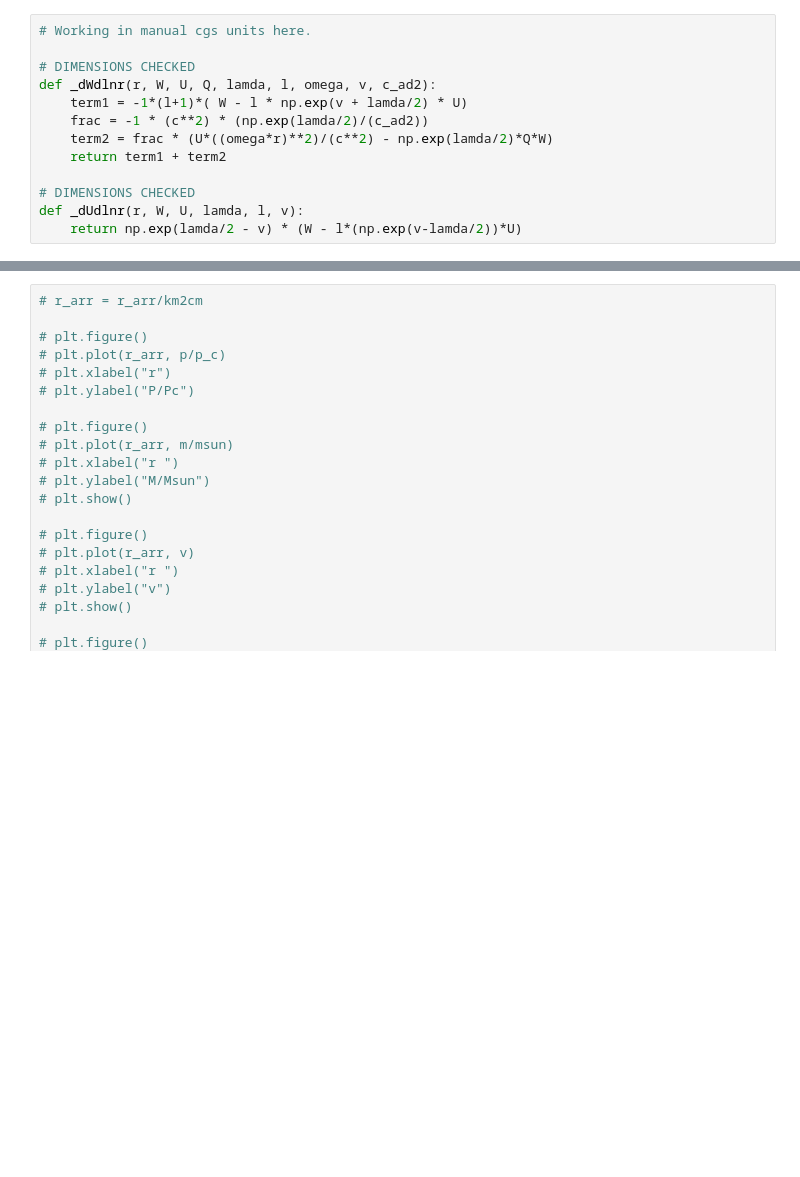
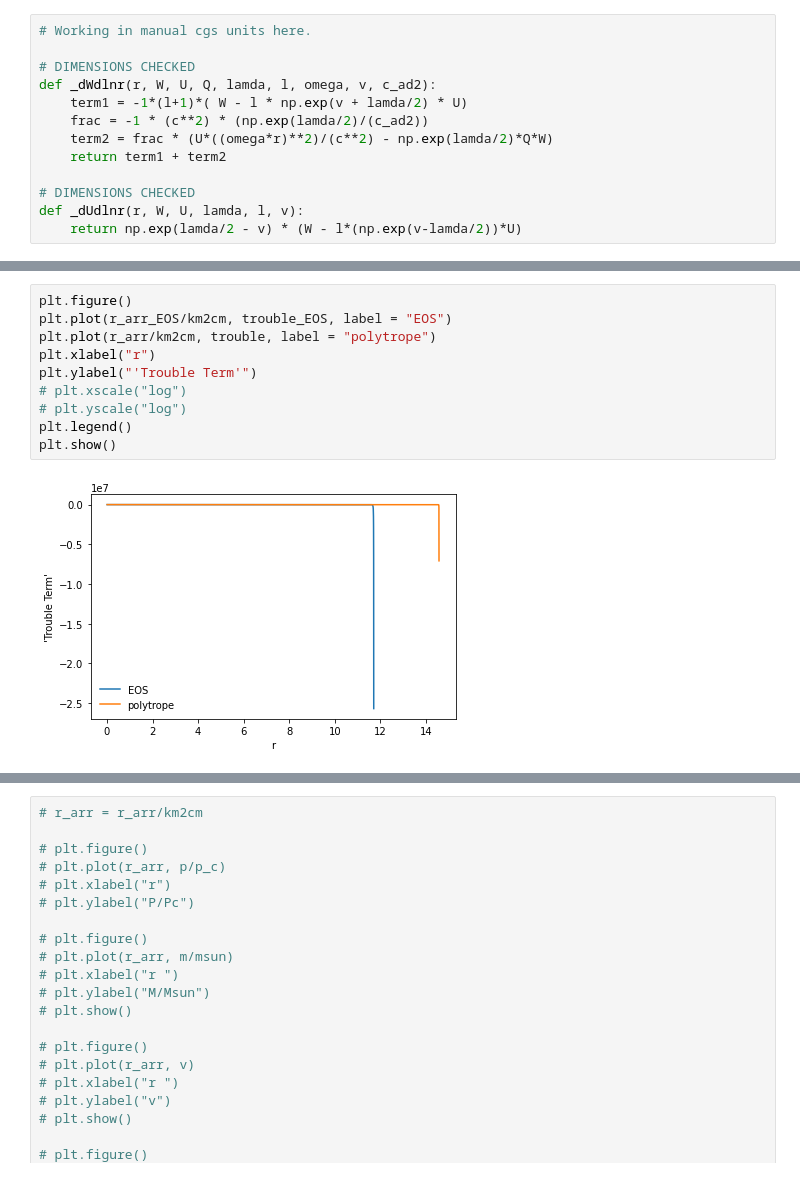
Before and after one commit to utkarsh7236/fmodes, a Jupyter notebook: cowling_approximation4_pressure_cad2_plot.ipynb, the cells around one changed output, grey strips where cells are left out. Drawn from its saved outputs; the diff is of its cells as text; blank space fills up the shorter version.

```diff
--- a/cowling_approximation4_pressure_cad2_plot.ipynb
+++ b/cowling_approximation4_pressure_cad2_plot.ipynb
@@ -419,0 +749,12 @@ plt.show()
+# %%
+plt.figure()
+plt.plot(r_arr_EOS/km2cm, trouble_EOS, label = "EOS")
+plt.plot(r_arr/km2cm, trouble, label = "polytrope")
+plt.xlabel("r")
+plt.ylabel("'Trouble Term'")
+# plt.xscale("log")
+# plt.yscale("log")
+plt.legend()
+plt.show()
+# %% [output]
+[figure, added]
```
Also changed, not shown: parts of 10 cells of this notebook, 1 other file.
